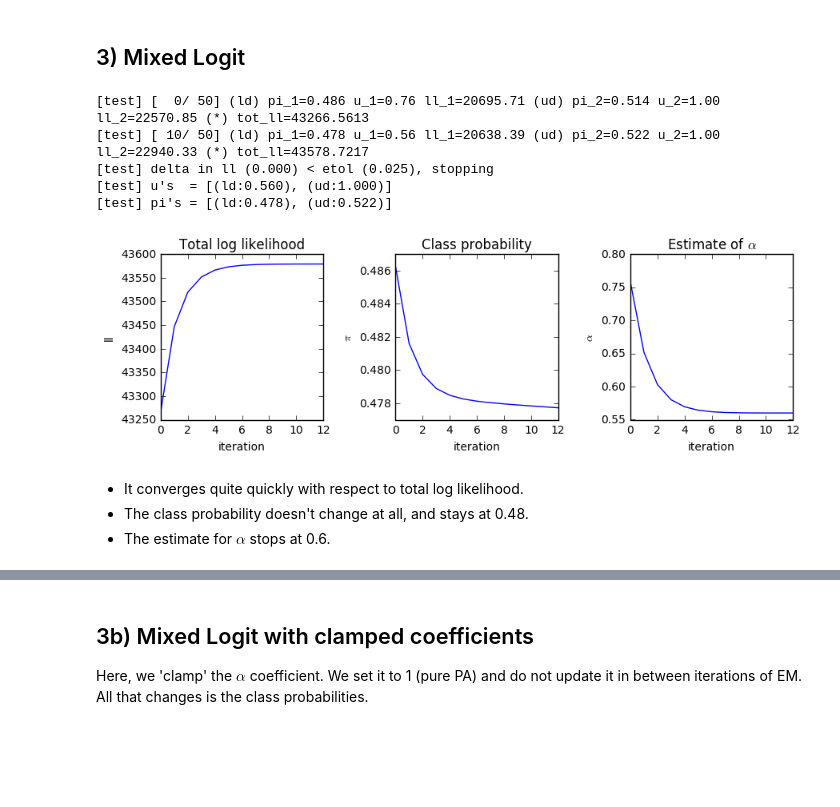
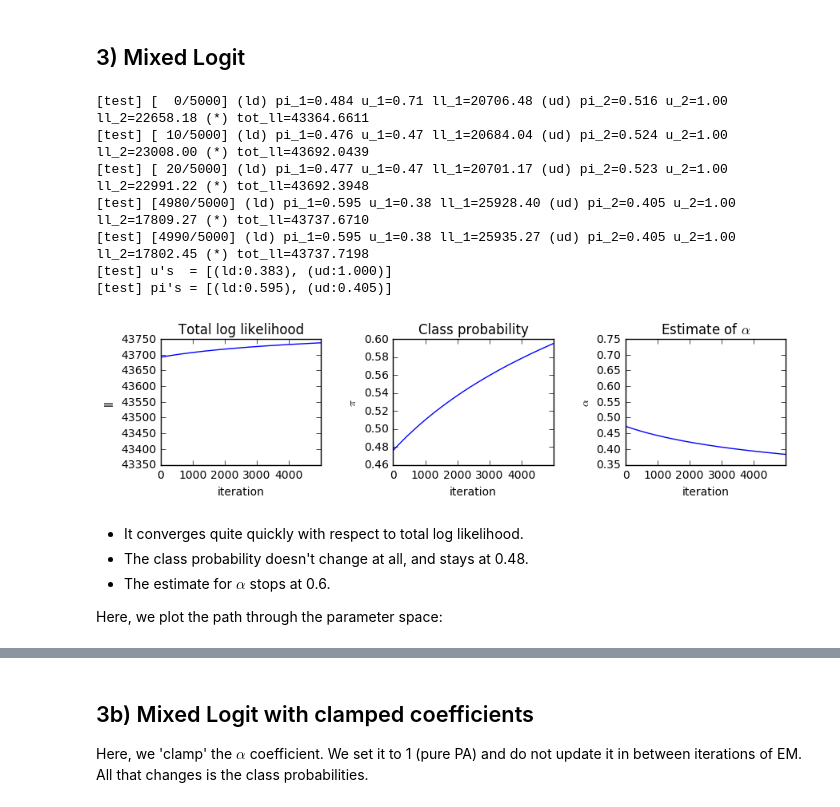
Before and after one commit to janovergoor/choose2grow, a Jupyter notebook: reports/debug_em.ipynb, the cells around one changed output, grey strips where cells are left out. Drawn from its saved outputs; the diff is of its cells as text; code cells hidden in the pictures; blank space fills up the shorter version.

```diff
--- a/reports/debug_em.ipynb
+++ b/reports/debug_em.ipynb
@@ -85,38 +85,45 @@ The fit isn't great as there isn't much data in the higher degree region.
 m3 = logit.MixedLogitModel('test', grouped=False, D=D, vvv=1)
 m3.add_log_degree_model()
 m3.add_uniform_degree_model()
-T3 = m3.fit(etol=0.025, n_rounds=50, return_stats=True)
+T3 = m3.fit(etol=0.0001, n_rounds=5000, return_stats=True)
 # %% [output]
-[test] [  0/ 50] (ld) pi_1=0.486 u_1=0.76 ll_1=20695.71 (ud) pi_2=0.514 u_2=1.00 ll_2=22570.85 (*) tot_ll=43266.5613
-[test] [ 10/ 50] (ld) pi_1=0.478 u_1=0.56 ll_1=20638.39 (ud) pi_2=0.522 u_2=1.00 ll_2=22940.33 (*) tot_ll=43578.7217
-[test] delta in ll (0.000) < etol (0.025), stopping
-[test] u's  = [(ld:0.560), (ud:1.000)]
-[test] pi's = [(ld:0.478), (ud:0.522)]
+[test] [  0/5000] (ld) pi_1=0.484 u_1=0.71 ll_1=20706.48 (ud) pi_2=0.516 u_2=1.00 ll_2=22658.18 (*) tot_ll=43364.6611
+[test] [ 10/5000] (ld) pi_1=0.476 u_1=0.47 ll_1=20684.04 (ud) pi_2=0.524 u_2=1.00 ll_2=23008.00 (*) tot_ll=43692.0439
+[test] [ 20/5000] (ld) pi_1=0.477 u_1=0.47 ll_1=20701.17 (ud) pi_2=0.523 u_2=1.00 ll_2=22991.22 (*) tot_ll=43692.3948
+[test] [4980/5000] (ld) pi_1=0.595 u_1=0.38 ll_1=25928.40 (ud) pi_2=0.405 u_2=1.00 ll_2=17809.27 (*) tot_ll=43737.6710
+[test] [4990/5000] (ld) pi_1=0.595 u_1=0.38 ll_1=25935.27 (ud) pi_2=0.405 u_2=1.00 ll_2=17802.45 (*) tot_ll=43737.7198
+[test] u's  = [(ld:0.383), (ud:1.000)]
+[test] pi's = [(ld:0.595), (ud:0.405)]
 # %%
-plt.figure(figsize=(9,3))
+def res_plot(T):
+    plt.figure(figsize=(9,2.5))
 
-plt.subplot(131)
-T3.tot_ll.plot()
-plt.title('Total log likelihood')
-plt.xlabel("iteration")
-plt.ylabel("ll")
+    plt.subplot(131)
+    T.tot_ll.plot()
+    plt.title('Total log likelihood')
+    plt.xlabel("iteration")
+    plt.ylabel("ll")
 
-plt.subplot(132)
-T3.p1.plot()
-plt.title('Class probability')
-plt.xlabel("iteration")
-plt.ylabel(r"$\pi$")
+    plt.subplot(132)
+    T.p1.plot()
+    plt.title('Class probability')
+    plt.xlabel("iteration")
+    plt.ylabel(r"$\pi$")
 
-plt.subplot(133)
-T3.u1.plot()
-plt.title(r'Estimate of $\alpha$')
-plt.xlabel("iteration")
-plt.ylabel(r"$\alpha$")
+    plt.subplot(133)
+    T.u1.plot()
+    plt.title(r'Estimate of $\alpha$')
+    plt.xlabel("iteration")
+    plt.ylabel(r"$\alpha$")
 
-plt.tight_layout()
+    plt.tight_layout()
+
+res_plot(T3)
 # %% [output]
-[figure, old version]
+[figure, new version]
 # %% [markdown]
 * It converges quite quickly with respect to total log likelihood.
 * The class probability doesn't change at all, and stays at 0.48.
 * The estimate for $\alpha$ stops at 0.6.
+
+Here, we plot the path through the parameter space:
```
Also changed, not shown: parts of 13 cells of this notebook, 5 other files.
